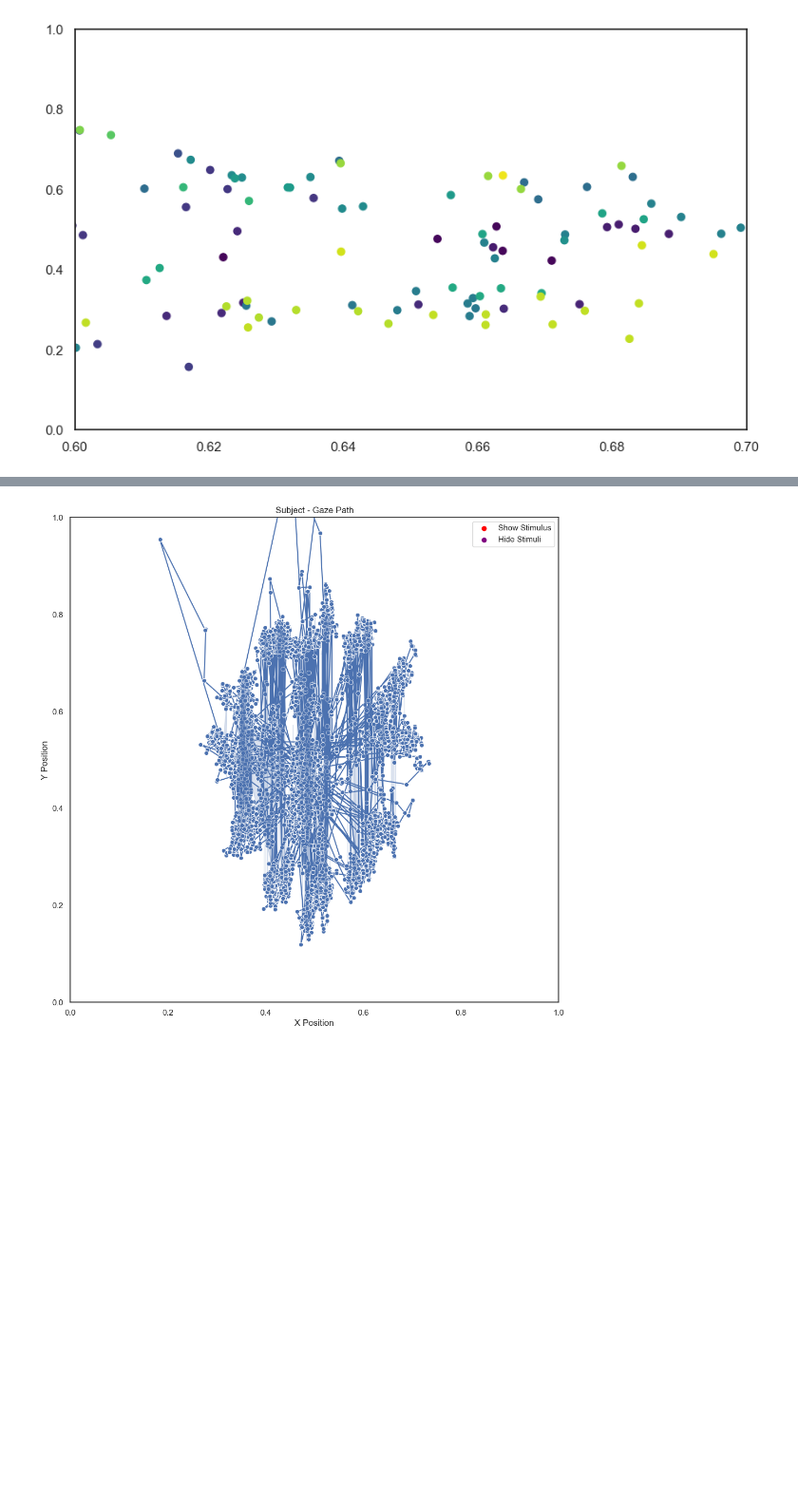
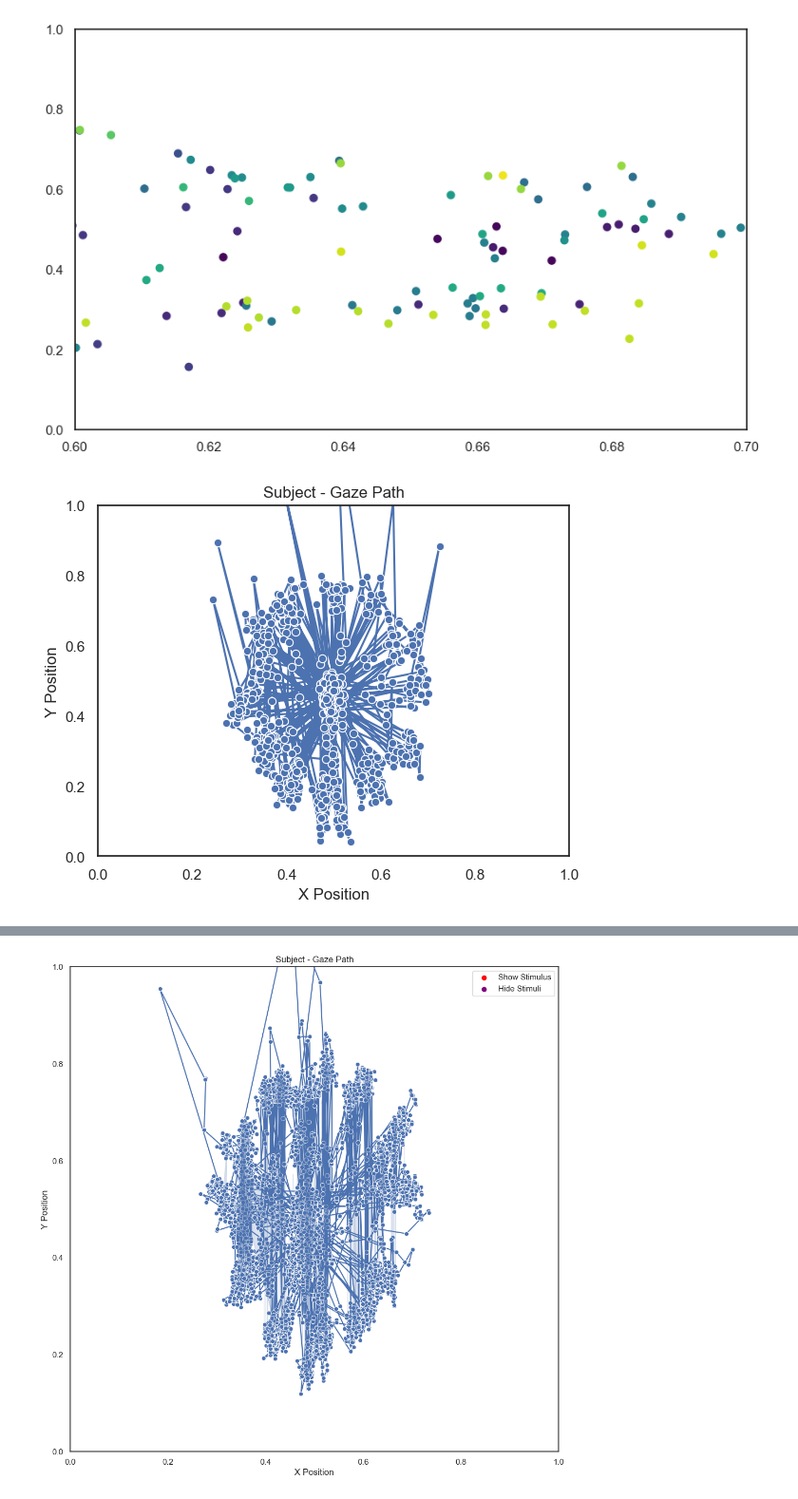
Before and after one commit to MaxBhdt/2024SoSe_EyeTracking, a Jupyter notebook: Lab/Experiment Pilot plot.ipynb, the cells around one changed output, grey strips where cells are left out. Shown at 95% size. Saved outputs shown, nothing was run; the diff lists cells and outputs as text; code cells hidden in the pictures; blank space fills up the shorter version.

Commit message:
First Fixation algoithmus

```diff
--- a/Lab/Experiment Pilot plot.ipynb
+++ b/Lab/Experiment Pilot plot.ipynb
@@ -656,6 +659,22 @@ plt.show()
 # %% [output]
 ValueError: Unable to determine Axes to steal space for Colorbar. Either provide the *cax* argument to use as the Axes for the Colorbar, provide the *ax* argument to steal space from it, or add *mappa ...
 [figure]
+# %%
+# **X vs. Y Plot (Gaze Path)**
+#sns.scatterplot(data_tsv=data_tsv, x="FPOGX", y="FPOGY", s=40, hue='FPOGID')  # Use scatterplot for gaze path
+
+sns.lineplot(data=fixation_events, x="FPOGX", y="FPOGY", marker='o', sort =False)  # Use scatterplot for gaze path
+#sns.lineplot(data=filtered_data, x="FPOGX", y="FPOGY", hue="TIME", marker='o', sort =False)  # Use scatterplot for gaze path
+# Zoom in on the x-axis between 0.6 and 0.7
+
+plt.title(f"Subject - Gaze Path")
+plt.xlabel("X Position")
+plt.ylabel("Y Position")
+plt.xlim(0, 1)
+plt.ylim(0, 1)
+plt.show()
+# %% [output]
+[figure, added]
 # %%
 # **X vs. Y Plot (Gaze Path)**
 #sns.scatterplot(data_tsv=data_tsv, x="FPOGX", y="FPOGY", s=40, hue='FPOGID')  # Use scatterplot for gaze path
```
Also changed, not shown: parts of 4 cells of this notebook, 18 other files.
